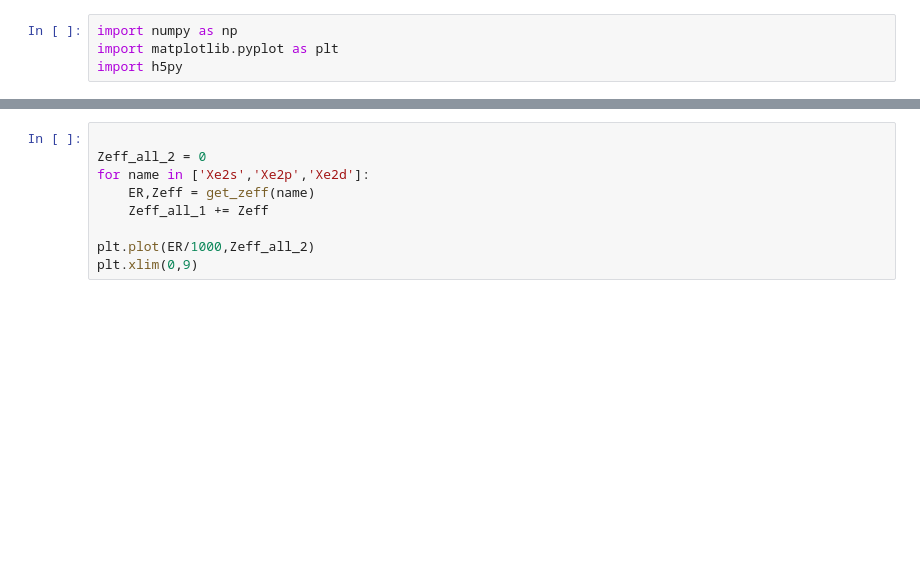
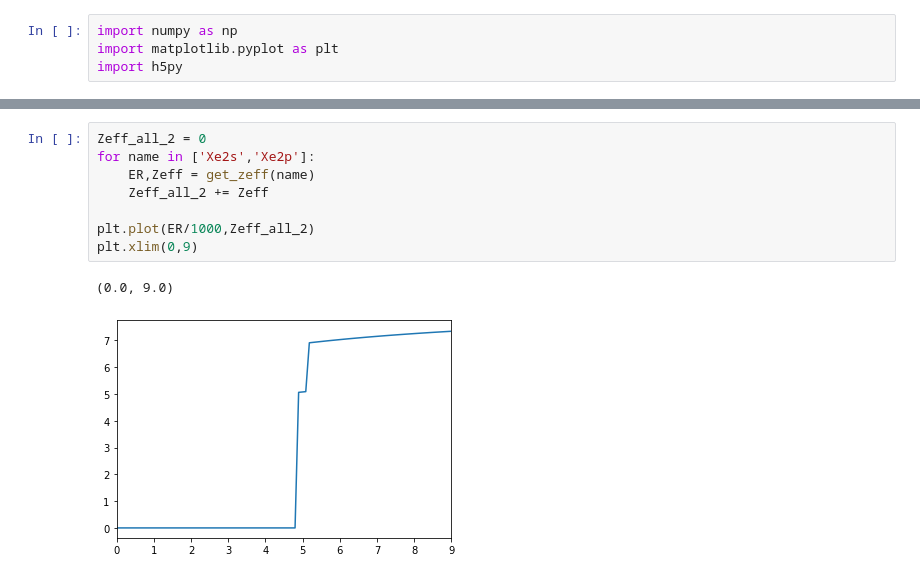
Before and after one commit to XueXiao-Physics/AtomIonCalc, a Jupyter notebook: calculate_eff.ipynb, the cells around one changed output, grey strips where cells are left out. Saved outputs shown, nothing was run; the diff lists cells and outputs as text; blank space fills up the shorter version.

```diff
--- a/calculate_eff.ipynb
+++ b/calculate_eff.ipynb
@@ -36,12 +39,14 @@ plt.xlim(0,9)
 # %%
-
 Zeff_all_2 = 0
-for name in ['Xe2s','Xe2p','Xe2d']:
+for name in ['Xe2s','Xe2p']:
     ER,Zeff = get_zeff(name)
-    Zeff_all_1 += Zeff
+    Zeff_all_2 += Zeff
 
 plt.plot(ER/1000,Zeff_all_2)
 plt.xlim(0,9)
+# %% [output]
+(0.0, 9.0)
+[figure, added]
 # %%
 Zeff_all_3 = 0
 for name in ['Xe3s','Xe3p','Xe3d']:
```
Also changed, not shown: parts of 10 cells of this notebook, 2 other files.
